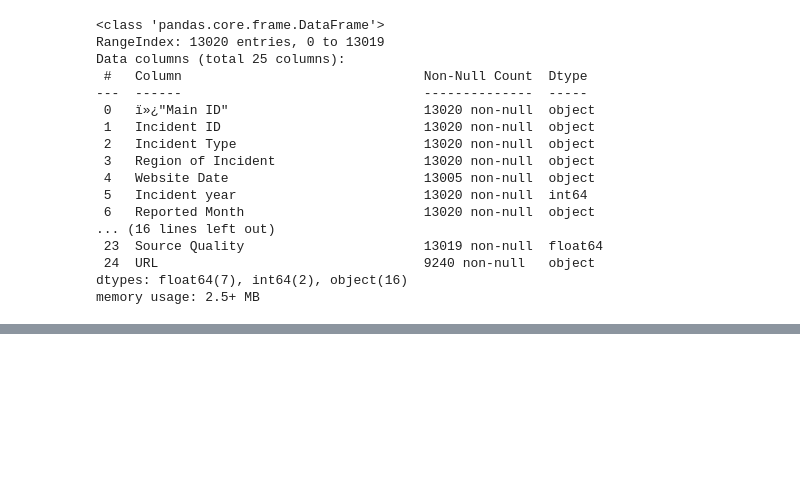
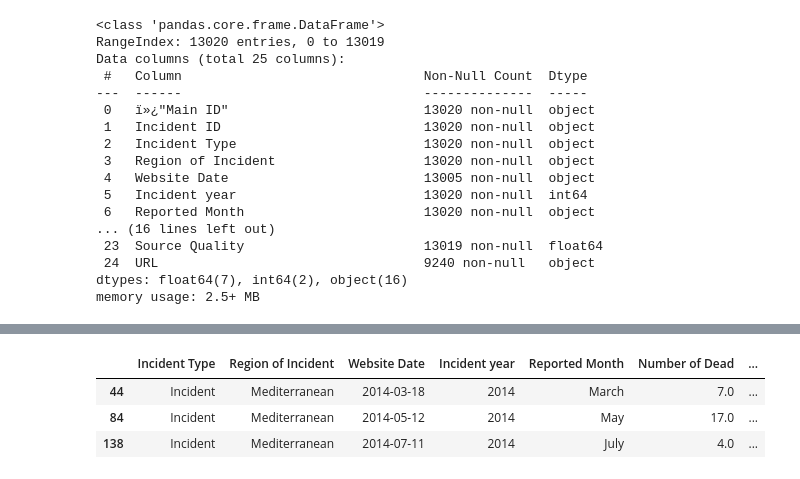
Before and after one commit to mesege1/missing_migrants, a Jupyter notebook: missing_migrant.ipynb, the cells around one changed output, grey strips where cells are left out. Drawn from its saved outputs; the diff is of its cells as text; code cells hidden in the pictures; blank space fills up the shorter version.

```diff
--- a/missing_migrant.ipynb
+++ b/missing_migrant.ipynb
@@ -203,0 +50,8 @@ dtype: float64
+# %%
+missing_cleaned = missing_working.dropna()
+missing_cleaned.head(3)
+# %% [output]
+|  | Incident Type | Region of Incident | Website Date | Incident year | Reported Month | Number of Dead | ... |
+| 44 | Incident | Mediterranean | 2014-03-18 | 2014 | March | 7.0 | ... |
+| 84 | Incident | Mediterranean | 2014-05-12 | 2014 | May | 17.0 | ... |
+| 138 | Incident | Mediterranean | 2014-07-11 | 2014 | July | 4.0 | ... |
```
Also changed, not shown: parts of 19 cells of this notebook.
